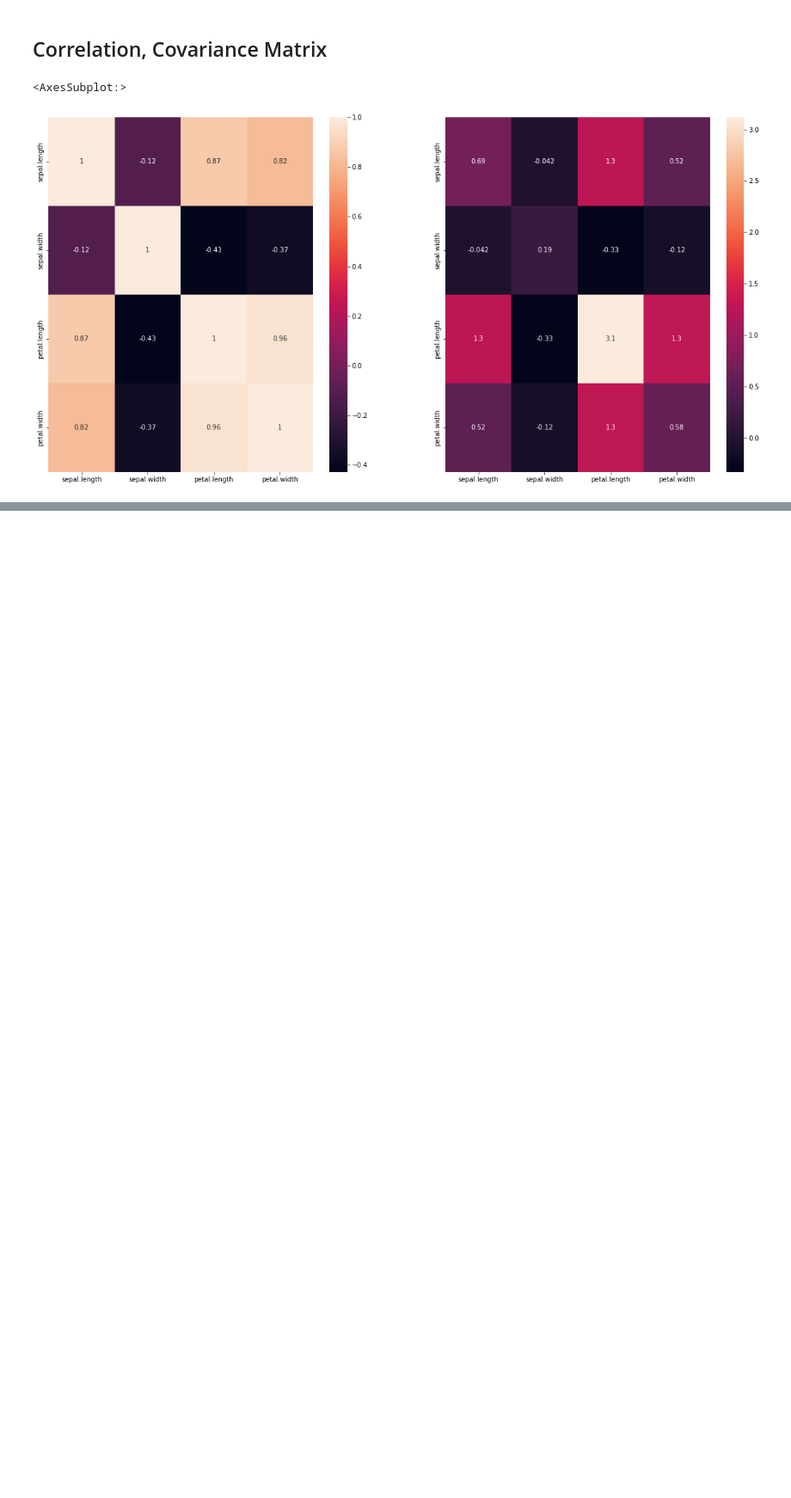
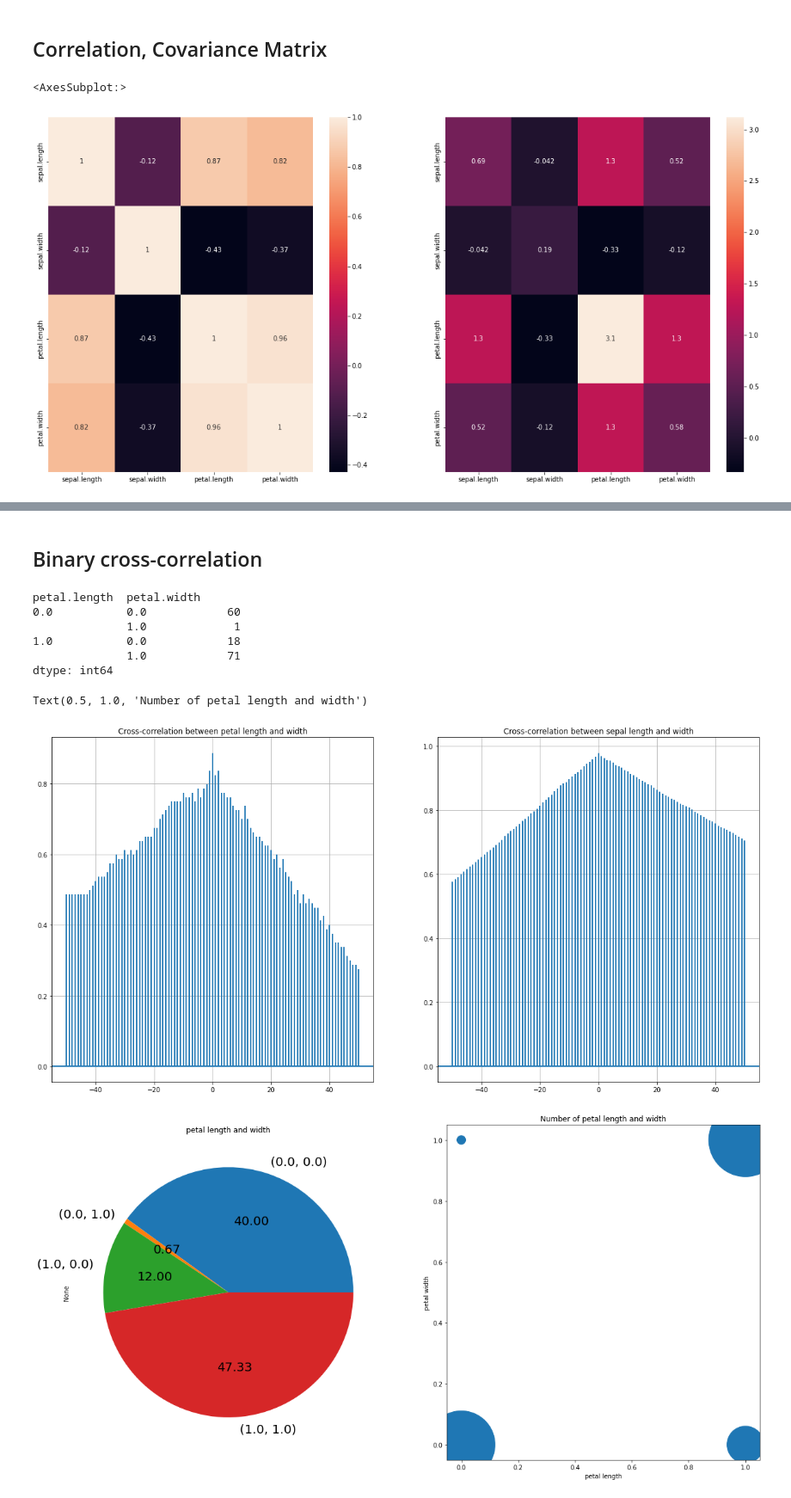
Before and after one commit to xSuffix/iris-data-mining, a Jupyter notebook: iris.ipynb, the cells around one changed output, grey strips where cells are left out. Shown at 86% size. Saved outputs shown, nothing was run; the diff lists cells and outputs as text; code cells hidden in the pictures; blank space fills up the shorter version.

```diff
--- a/iris.ipynb
+++ b/iris.ipynb
@@ -40,0 +54,42 @@ sns.heatmap(cov, annot=True, ax=ax[1])
+# %% [markdown]
+## Binary cross-correlation
+# %%
+# convert iris data to binary data on petal length and width
+iris_binary = iris.copy()
+iris_binary.loc[iris_binary['petal.length'] < 4, 'petal.length'] = 0
+iris_binary.loc[iris_binary['petal.length'] >= 4, 'petal.length'] = 1
+iris_binary.loc[iris_binary['petal.width'] < 1.4, 'petal.width'] = 0
+iris_binary.loc[iris_binary['petal.width'] >= 1.4, 'petal.width'] = 1
+
+# cross-correlation with matplotlib
+fig, ax = plt.subplots(1, 2, figsize=(20, 10))
+ax[0].xcorr(iris_binary["petal.length"], iris_binary["petal.width"], usevlines=True, maxlags=50, normed=True, lw=2)
+ax[0].grid(True)
+ax[0].set_title('Cross-correlation between petal length and width')
+ax[1].xcorr(iris_binary["sepal.length"], iris_binary["sepal.width"], usevlines=True, maxlags=50, normed=True, lw=2)
+ax[1].grid(True)
+ax[1].set_title('Cross-correlation between sepal length and width')
+
+# group by number of petal length and width
+iris_groups = iris_binary.groupby(['petal.length', 'petal.width']).size()
+print(iris_groups)
+
+# plot the number of petal length and width to pie chart on fig
+fig, ax = plt.subplots(1, 2, figsize=(20, 10))
+iris_groups.plot(kind='pie', ax=ax[0], autopct='%.2f', fontsize=20, title='petal length and width')
+
+# plot iris_groups to bubble chart using ax.scatter. The size of the bubble is proportional to the number of data
+ax[1].scatter(iris_groups.index.get_level_values(0), iris_groups.index.get_level_values(1), s=iris_groups.values*200)  # type: ignore
+ax[1].set_xlabel('petal length')
+ax[1].set_ylabel('petal width')
+ax[1].set_title('Number of petal length and width')
+# %% [output]
+petal.length  petal.width
+0.0           0.0            60
+              1.0             1
+1.0           0.0            18
+              1.0            71
+dtype: int64
+Text(0.5, 1.0, 'Number of petal length and width')
+[figure, added]
+[figure, added]
```
Also changed, not shown: parts of 3 cells of this notebook.
